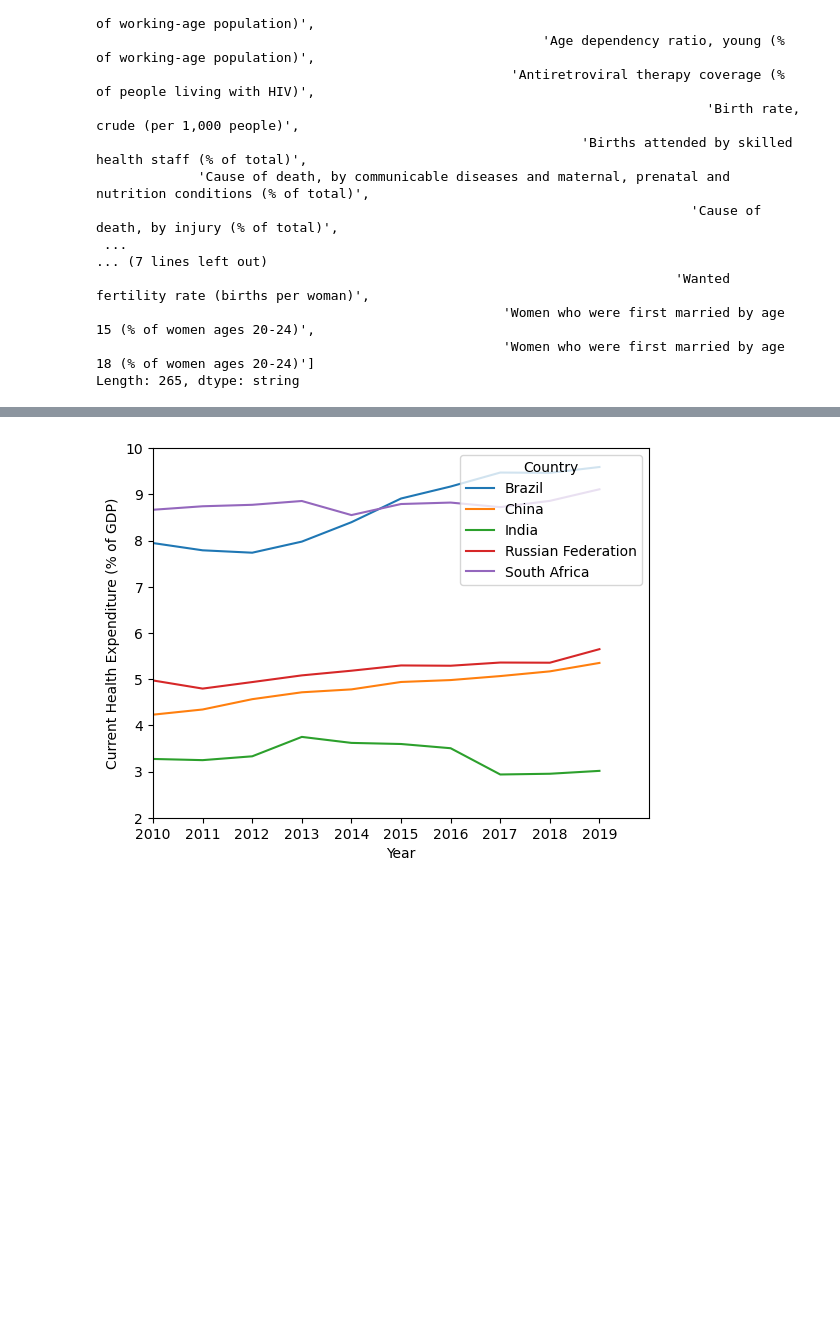
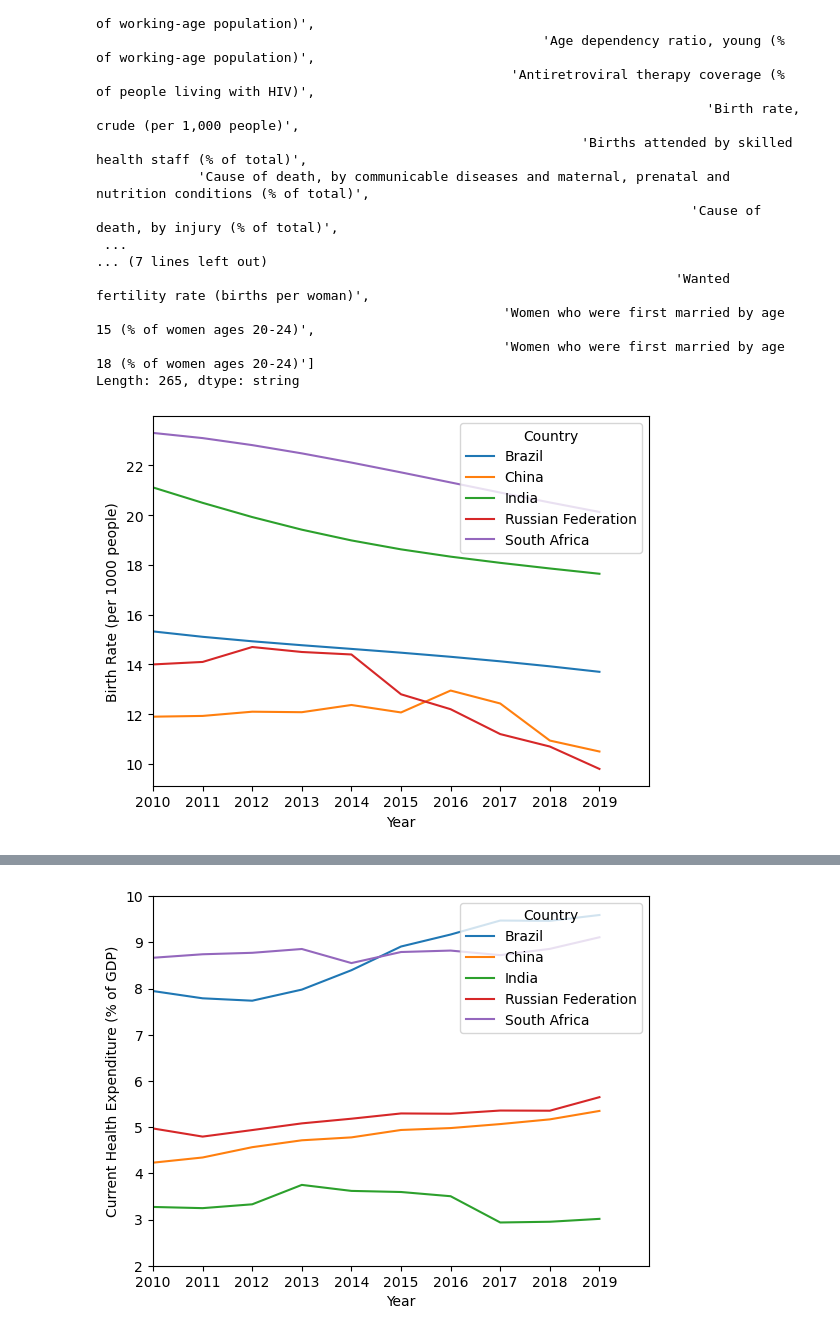
Before and after one commit to SArjaGit/BRICS_Project, a Jupyter notebook: Debasis/Health_Poverty.ipynb, the cells around one changed output, grey strips where cells are left out. Cells and saved outputs as stored; diff of their text form; code cells hidden in the pictures; blank space fills up the shorter version.

Commit message:
adding few more environment and health factors

```diff
--- a/Debasis/Health_Poverty.ipynb
+++ b/Debasis/Health_Poverty.ipynb
@@ -289,3 +287,19 @@ display(health_poverty_final_df['Series_Name'].unique())
                                                     'Women who were first married by age 15 (% of women ages 20-24)',
                                                     'Women who were first married by age 18 (% of women ages 20-24)']
 Length: 265, dtype: string
+# %%
+birth_rate = health_poverty_final_df.loc[health_poverty_final_df['Series_Code'] == 'SP.DYN.CBRT.IN'].reset_index(drop=True)
+
+for country in birth_rate['Country_Code'].unique():
+    country_data = birth_rate.loc[birth_rate['Country_Code'] == country]
+    plt.plot(country_data['Year'], country_data['Value'], label=dict_countries[country])
+
+plt.legend(title="Country", loc="upper right")
+plt.xticks(np.arange(start_year, end_year + 1, 1))
+plt.xlim(start_year, end_year + 1)
+plt.xlabel("Year")
+plt.ylabel("Birth Rate (per 1000 people)")
+
+plt.show()
+# %% [output]
+[figure, added]
```
Also changed, not shown: parts of 2 cells of this notebook.
